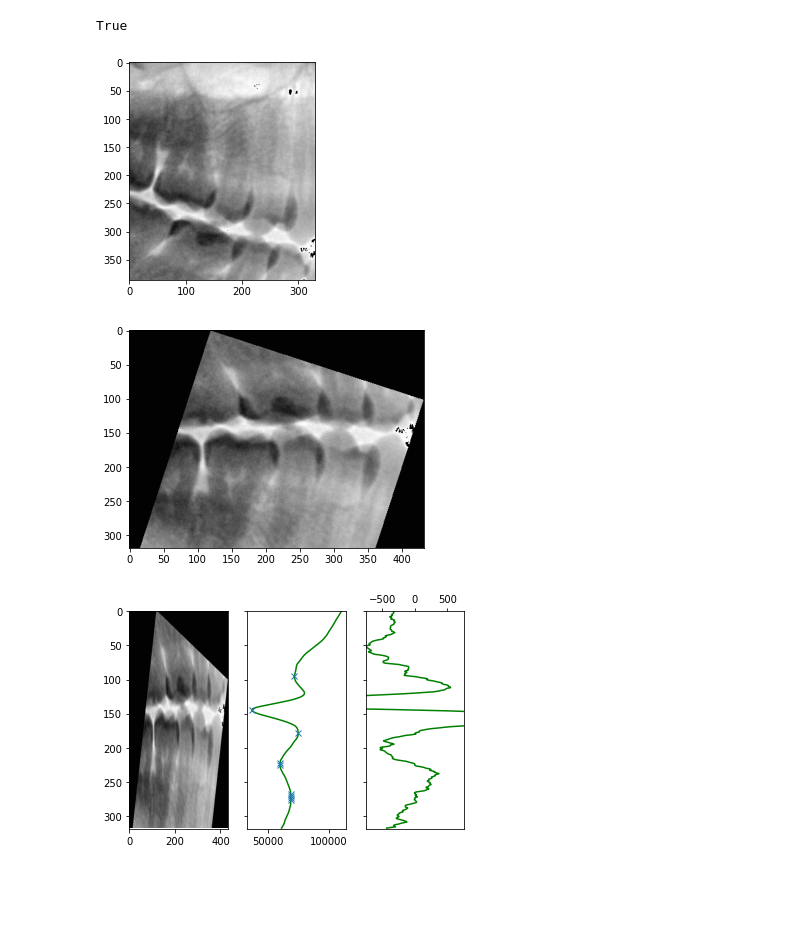
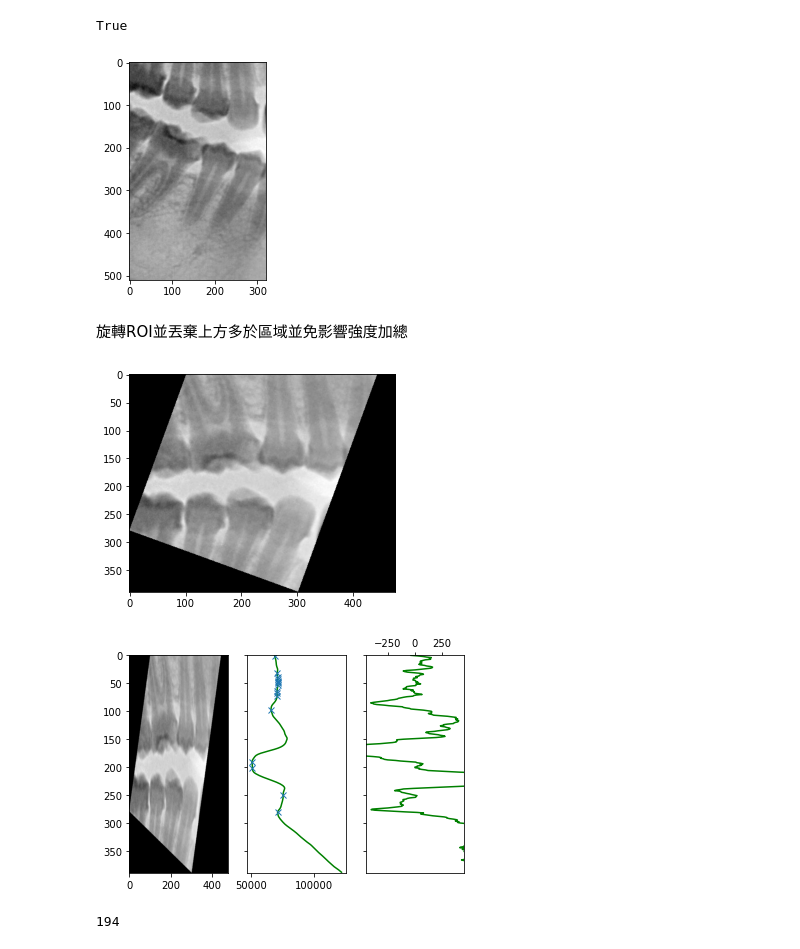
Before and after one commit to alan8365/dentist-CV, a Jupyter notebook: edge/gum_jaw_separation_demo.ipynb, the cells around one changed output. Cells and saved outputs as stored; diff of their text form; code cells hidden in the pictures; blank space fills up the shorter version.

```diff
--- a/edge/gum_jaw_separation_demo.ipynb
+++ b/edge/gum_jaw_separation_demo.ipynb
@@ -30,47 +22,46 @@ model = torch.hub.load(r'..\YOLO', 'custom', path=r'..\YOLO\weights\8-bound.pt',
+# %%
+data_dir = Path(os.getenv('DATASET_DIR')) / 'phase-2'
 # %%
 get_random = False
 # get_random = True
-if get_random:
-    image_names = list(data_dir.glob('*.jpg'))
-    random_image_index = np.random.randint(0, len(image_names))
-    image_path = image_names[random_image_index]
-    roi_index = np.random.randint(0, 7)
-else:
-    image_names = list(data_dir.glob('00008075.jpg'))
-    image_path = image_names[0]
-    roi_index = 0
+
+image_names = list(data_dir.glob('00008026.jpg'))
+image_path = image_names[0]
+roi_index = 3
 
 filename = image_path.stem
 
-im_g, flag, tooth_position = quick_get_roi(image_name=image_path, model=model, roi_index=roi_index)
+# im_g, flag, tooth_position = quick_get_roi(image_name=image_path, model=model, roi_index=roi_index)
+im_g, flag, tooth_position, *_ = quick_get_roi(image_name=image_path, model=None, roi_index=roi_index, random_sample=get_random, image_dir=data_dir)
 
 plt.imshow(1 - im_g, cmap='gray')
 plt.show()
 # %% [output]
-[figure, old version]
+[figure, new version]
+# %% [markdown]
+旋轉ROI並丟棄上方多於區域並免影響強度加總
 # %%
-source = im_g
-
 theta = get_rotation_angle(im_g, flag=flag, tooth_position=tooth_position)
-source_rotated = ndimage.rotate(source, theta, reshape=True, cval=255)
+source = ndimage.rotate(im_g, theta, reshape=True, cval=255)
 
 margin = 30
-padding = 150  # * abs(theta) // 10 + 1
-if flag == 'upper':
-    source_rotated = np.flip(source_rotated, axis=0)
+padding = 200  # * abs(theta) // 10 + 1
 
-source_rotated = source_rotated[:-padding, :]
+if flag == 'lower':
+    source = np.flip(source, axis=0)
 
-plt.imshow(1 - source_rotated, cmap='gray')
+source = source[padding:, :]
+
+plt.imshow(1 - source, cmap='gray')
 plt.show()
 # %% [output]
-[figure, old version]
+[figure, new version]
 # %%
-height, width = source_rotated.shape
+height, width = source.shape
 
-hor, _ = integral_intensity_projection(source_rotated)
+hor, _ = integral_intensity_projection(source)
 hor = window_avg(hor)
-# Add slope degree test when acc too low.
+# TODO Add slope degree test when acc too low.
 hor_slope = get_slope(hor)
 
 hor_valleys, _ = find_peaks(hor * -1)
@@ -80,7 +71,7 @@ index = np.array(range(height))
 fig, axs = plt.subplots(1, 3, sharey='all')
 # row i col 0
 # image = vertical_line_drawing(image, *window_position, color=0)
-axs[0].imshow(1 - source_rotated, aspect='auto', cmap='gray')
+axs[0].imshow(1 - source, aspect='auto', cmap='gray')
 # for v in default_return[:2]:
 #     axs[0].axhline(y=v, color='r')
 
@@ -101,6 +92,13 @@ axs[2].set_xlim(-hor_slope.std(), hor_slope.std())
 #     axs[2].axhline(y=v, color='r')
 
 plt.show()
+
+jaw_sep_line = hor_valleys[hor[hor_valleys].argmin()]
+
+jaw_sep_line
+height // 2
+# hor_valleys[hor_valleys < jaw_sep_line - 30]
 # %% [output]
-[figure, old version]
+[figure, new version]
+194
 # %%
```
Also changed, not shown: parts of 6 cells of this notebook, 19 other files.
